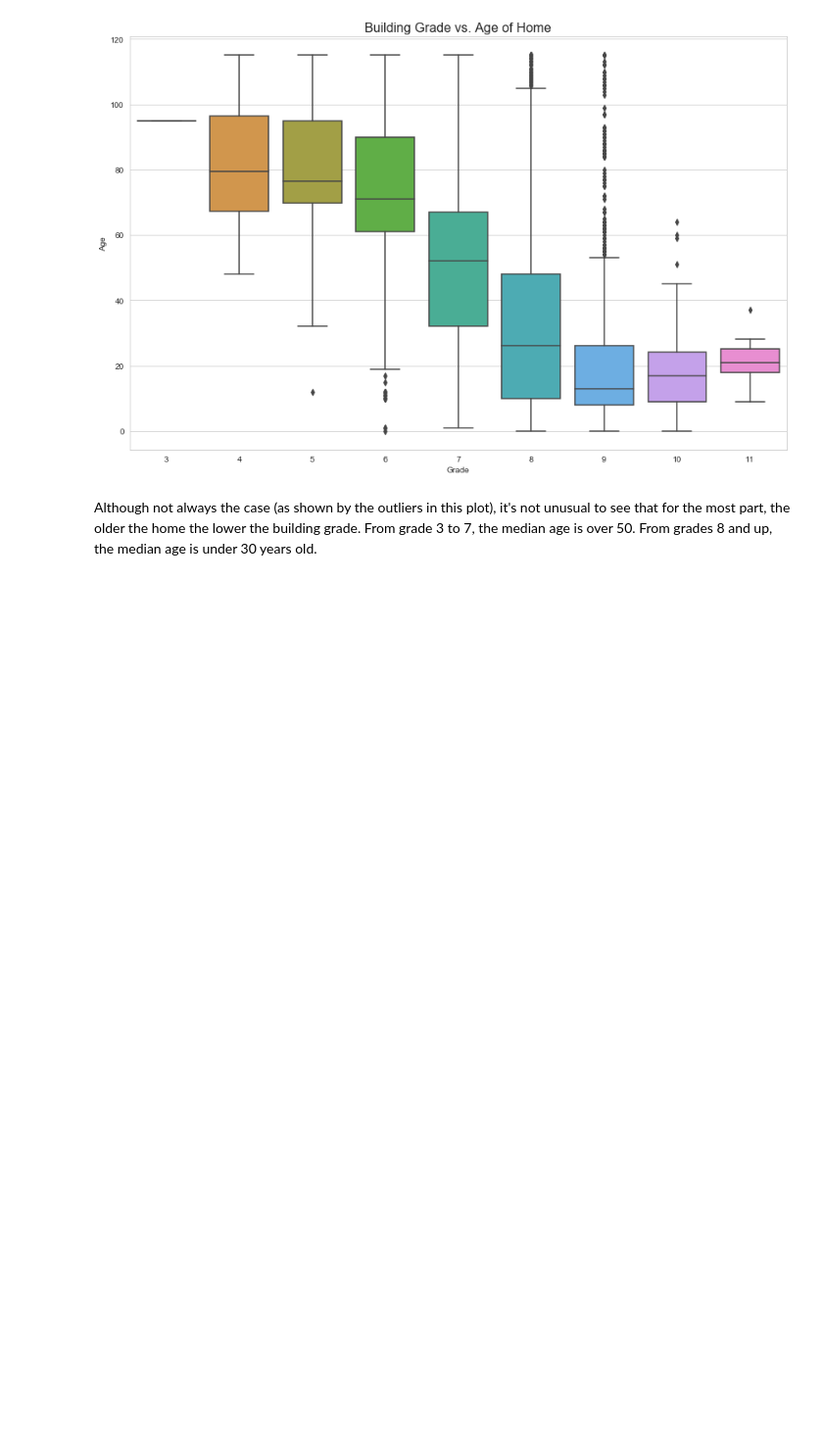
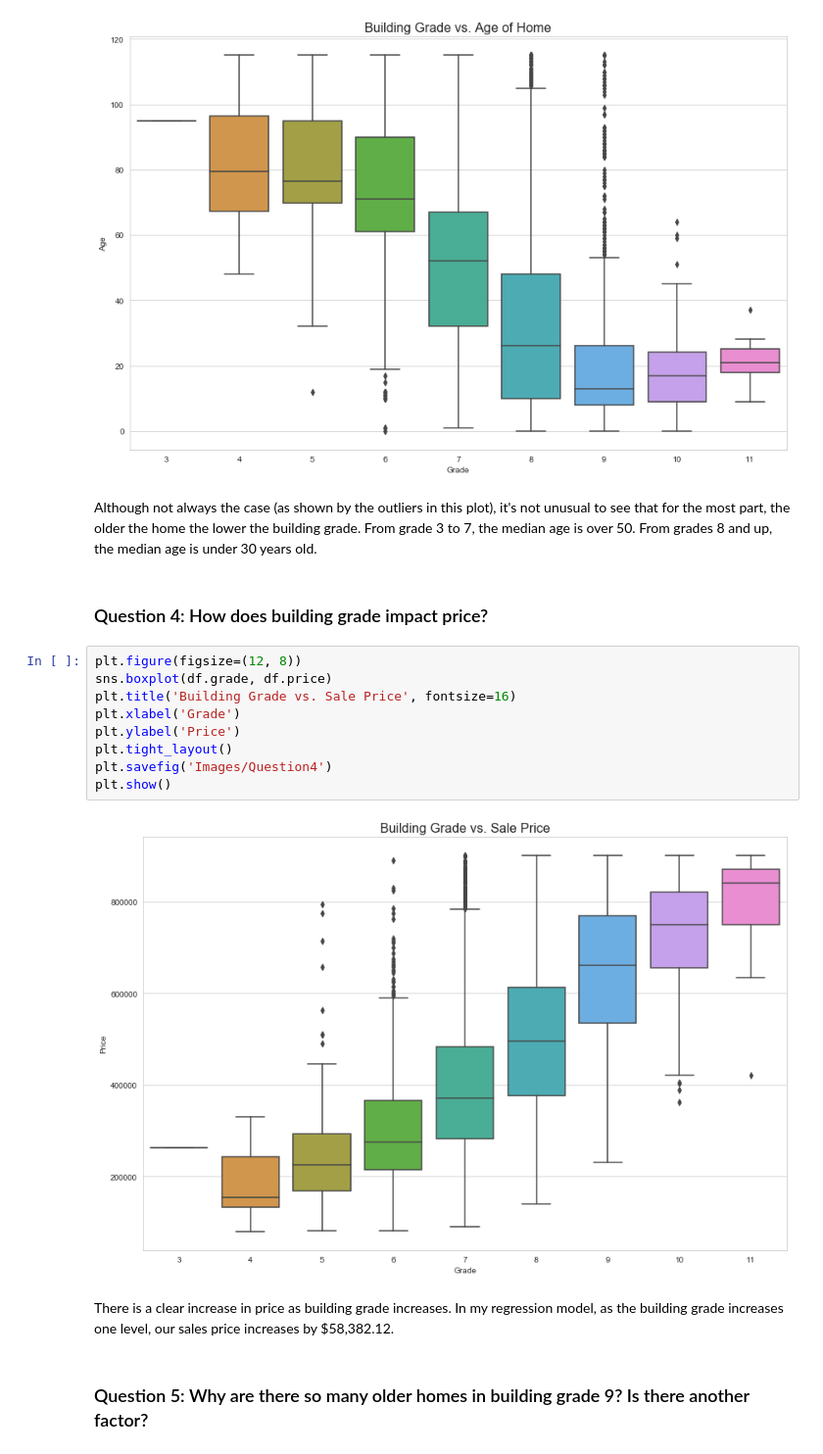
Before and after one commit to dbarth411/Multiple-Linear-Regression-King-County-Housing, a Jupyter notebook: student.ipynb, the cells around one changed output. Shown at 98% size. Saved outputs shown, nothing was run; the diff lists cells and outputs as text; blank space fills up the shorter version.

```diff
--- a/student.ipynb
+++ b/student.ipynb
@@ -1376,6 +1384,23 @@ plt.show()
 [figure]
 # %% [markdown]
 Although not always the case (as shown by the outliers in this plot), it's not unusual to see that for the most part, the older the home the lower the building grade. From grade 3 to 7, the median age is over 50. From grades 8 and up, the median age is under 30 years old.
+# %% [markdown]
+### Question 4: How does building grade impact price?
+# %%
+plt.figure(figsize=(12, 8))
+sns.boxplot(df.grade, df.price)
+plt.title('Building Grade vs. Sale Price', fontsize=16)
+plt.xlabel('Grade')
+plt.ylabel('Price')
+plt.tight_layout()
+plt.savefig('Images/Question4')
+plt.show()
+# %% [output]
+[figure, added]
+# %% [markdown]
+There is a clear increase in price as building grade increases. In my regression model, as the building grade increases one level, our sales price increases by $58,382.12.
+# %% [markdown]
+### Question 5: Why are there so many older homes in building grade 9? Is there another factor?
 # %%
 grade_9_30plus = df[(df['grade'] == 9) & (df['age'] >= 30)]
 grade_9_below30 = df[(df['grade'] == 9) & (df['age'] < 30)]
```
Also changed, not shown: parts of 13 cells of this notebook, 3 other files.
